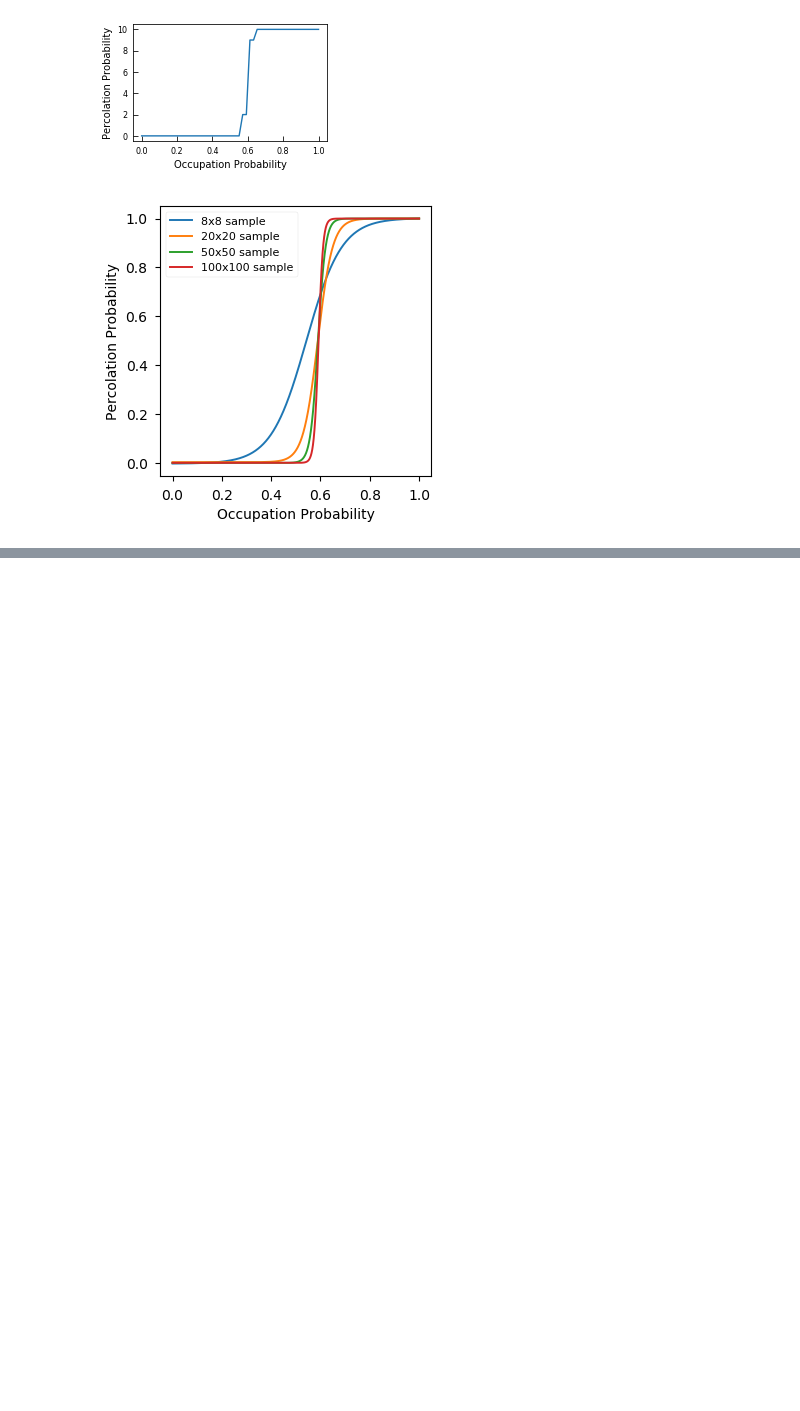
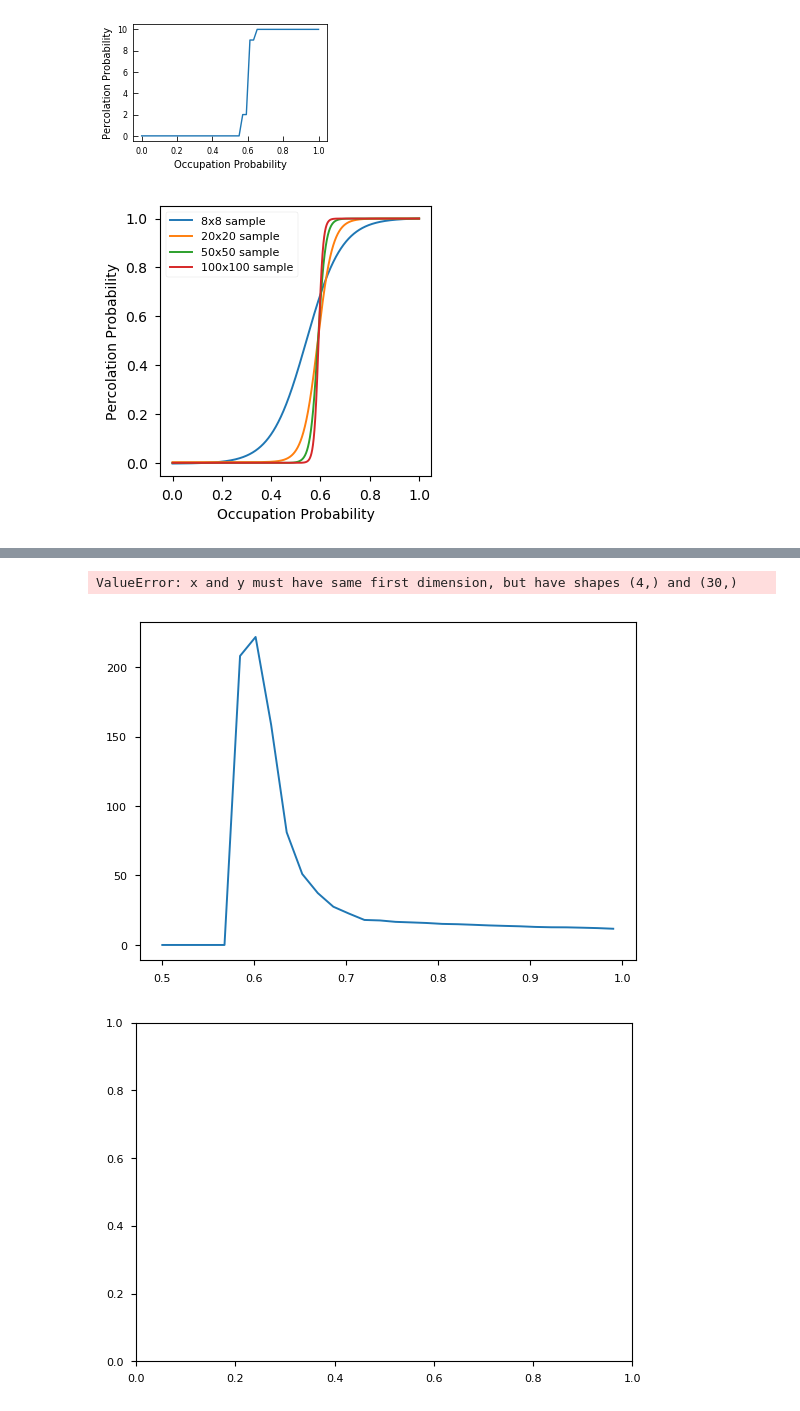
Before and after one commit to prabowobagas/Jupyter-Notebook-Thesis, a Jupyter notebook: Weekly Journal.ipynb, the cells around one changed output, grey strips where cells are left out. Saved outputs shown, nothing was run; the diff lists cells and outputs as text; code cells hidden in the pictures; blank space fills up the shorter version.

```diff
--- a/Weekly Journal.ipynb
+++ b/Weekly Journal.ipynb
@@ -736,0 +743,19 @@ df.to_csv('PercSimData\\Sample_resistance\\sample_resistance.txt', sep='\t')
+# %%
+# data = list(zip(occupy_range,resistance_array))
+# df = pd.DataFrame(data, columns=['Occupation Probability', 'Resistance'])
+# df.to_csv('PercSimData\\Sample_resistance\\sample_resistance.txt', sep='\t', index=False)
+
+df = pd.read_csv('PercSimData\\Sample_resistance\\sample_resistance1.txt', sep=',')
+fig1 = plt.figure(1)
+ax1 = fig1.add_subplot(1, 1, 1)
+ax1.plot(df['Occupation Probability'], df['Resistance'])
+
+fig2 = plt.figure(2)
+ax2 = fig2.add_subplot(1, 1, 1)
+Vds_linspace = np.linspace(200, 400, num=4)
+Current = df['Resistance']
+ax2.plot(Vds_linspace, Current)
+# %% [output]
+ValueError: x and y must have same first dimension, but have shapes (4,) and (30,)
+[figure, added]
+[figure, added]
```
Also changed, not shown: parts of 2 cells of this notebook, 2 other files.
